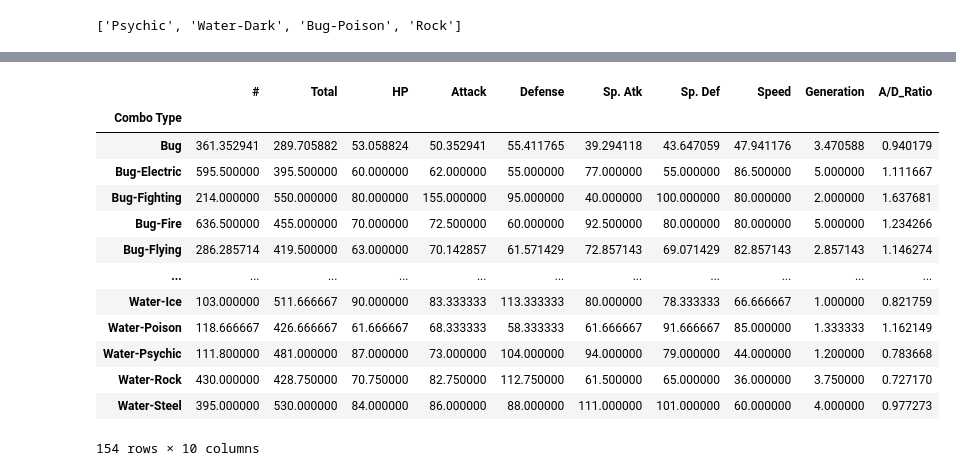
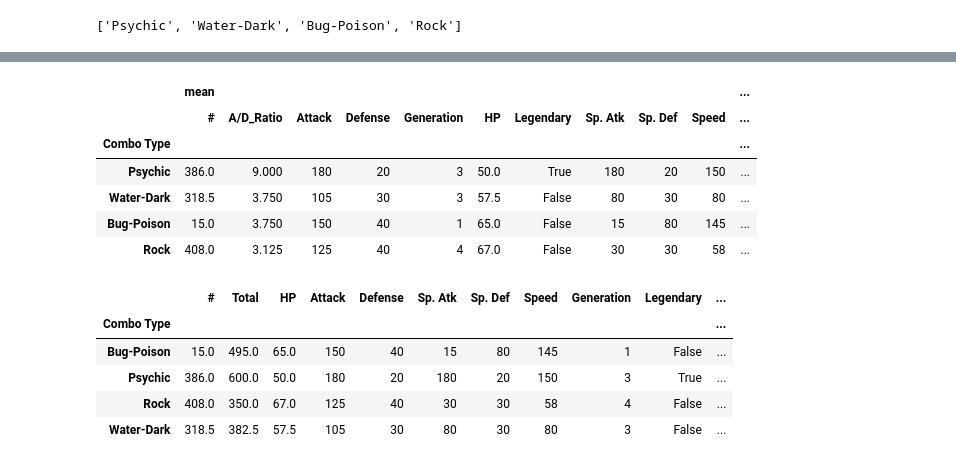
Before and after one commit to joangali1997/lab-dataframe-calculations, a Jupyter notebook: your-code/challenge-1_Solution.ipynb, the cells around one changed output, grey strips where cells are left out. Saved outputs shown, nothing was run; the diff lists cells and outputs as text; code cells hidden in the pictures.

```diff
--- a/your-code/challenge-1_Solution.ipynb
+++ b/your-code/challenge-1_Solution.ipynb
@@ -76,8 +76,13 @@ print(list3)
 If you have checked out the pokemon names carefully enough, you should have found there are junk texts in the pokemon names which contain "Mega". We want to clean up the pokemon names. For instance, "VenusaurMega Venusaur" should be "Mega Venusaur", and "CharizardMega Charizard X" should be "Mega Charizard X".
 # %%
 # your code here
-#pokemon['VenusaurMega Venusaur']= pokemon['VenusaurMega Venusaur'].str.replace(".*(?=Mega)", "")
+pokemon['Name']= pokemon['Name'].str.replace(".*(?=Mega)", "")
 
+# Using function:
+# def clean_name(name):
+ #   if 'Mega' in name:
+  #      name= name[name.find('Mega'):]
+   # return name
 
 # test transformed data
 pokemon.head(10)
@@ -200,3 +189,7 @@ pokemon_top5.head()
 | 19 | 15 | BeedrillMega Beedrill | Bug | Poison | 495 | 65 | 150 | 40 | 15 | 80 | 145 | ... |
 | 453 | 408 | Cranidos | Rock | NaN | 350 | 67 | 125 | 40 | 30 | 30 | 58 | ... |
 | 348 | 319 | Sharpedo | Water | Dark | 460 | 70 | 120 | 40 | 95 | 40 | 95 | ... |
+# %%
+# Alternative
+pokemon_top5 = pokemon.nlargest(5,'A/D_Ratio')
+pokemon_top5.head()
@@ -237,17 +249,21 @@ list(pokemon_top5.columns)
+# %%
+# Or:
+pokemon_top5.pivot_table(index=['Combo Type'], aggfunc = ['mean']).loc[combo_list]
+# %% [output]
+|  | mean |  |  |  |  |  |  |  |  |  | ... |
+|  | # | A/D_Ratio | Attack | Defense | Generation | HP | Legendary | Sp. Atk | Sp. Def | Speed | ... |
+| Combo Type |  |  |  |  |  |  |  |  |  |  | ... |
+| Psychic | 386.0 | 9.000 | 180 | 20 | 3 | 50.0 | True | 180 | 20 | 150 | ... |
+| Water-Dark | 318.5 | 3.750 | 105 | 30 | 3 | 57.5 | False | 80 | 30 | 80 | ... |
+| Bug-Poison | 15.0 | 3.750 | 150 | 40 | 1 | 65.0 | False | 15 | 80 | 145 | ... |
+| Rock | 408.0 | 3.125 | 125 | 40 | 4 | 67.0 | False | 30 | 30 | 58 | ... |
 # %%
-pokemon.groupby(['Combo Type']).agg({'#':'mean','Total':'mean', 'HP':'mean','Attack':'mean','Defense':'mean','Sp. Atk':'mean','Sp. Def':'mean','Speed':'mean','Generation':'mean','A/D_Ratio':'mean'})
+# Or manually:
+pokemon_top5.groupby(['Combo Type']).agg({'#':'mean','Total':'mean', 'HP':'mean','Attack':'mean','Defense':'mean','Sp. Atk':'mean','Sp. Def':'mean','Speed':'mean','Generation':'mean','Legendary':'mean','A/D_Ratio':'mean'})
 # %% [output]
-|  | # | Total | HP | Attack | Defense | Sp. Atk | Sp. Def | Speed | Generation | A/D_Ratio |
-| Combo Type |  |  |  |  |  |  |  |  |  |  |
-| Bug | 361.352941 | 289.705882 | 53.058824 | 50.352941 | 55.411765 | 39.294118 | 43.647059 | 47.941176 | 3.470588 | 0.940179 |
-| Bug-Electric | 595.500000 | 395.500000 | 60.000000 | 62.000000 | 55.000000 | 77.000000 | 55.000000 | 86.500000 | 5.000000 | 1.111667 |
-| Bug-Fighting | 214.000000 | 550.000000 | 80.000000 | 155.000000 | 95.000000 | 40.000000 | 100.000000 | 80.000000 | 2.000000 | 1.637681 |
-| Bug-Fire | 636.500000 | 455.000000 | 70.000000 | 72.500000 | 60.000000 | 92.500000 | 80.000000 | 80.000000 | 5.000000 | 1.234266 |
-| Bug-Flying | 286.285714 | 419.500000 | 63.000000 | 70.142857 | 61.571429 | 72.857143 | 69.071429 | 82.857143 | 2.857143 | 1.146274 |
-| ... | ... | ... | ... | ... | ... | ... | ... | ... | ... | ... |
-| Water-Ice | 103.000000 | 511.666667 | 90.000000 | 83.333333 | 113.333333 | 80.000000 | 78.333333 | 66.666667 | 1.000000 | 0.821759 |
-| Water-Poison | 118.666667 | 426.666667 | 61.666667 | 68.333333 | 58.333333 | 61.666667 | 91.666667 | 85.000000 | 1.333333 | 1.162149 |
-| Water-Psychic | 111.800000 | 481.000000 | 87.000000 | 73.000000 | 104.000000 | 94.000000 | 79.000000 | 44.000000 | 1.200000 | 0.783668 |
-| Water-Rock | 430.000000 | 428.750000 | 70.750000 | 82.750000 | 112.750000 | 61.500000 | 65.000000 | 36.000000 | 3.750000 | 0.727170 |
-| Water-Steel | 395.000000 | 530.000000 | 84.000000 | 86.000000 | 88.000000 | 111.000000 | 101.000000 | 60.000000 | 4.000000 | 0.977273 |
+|  | # | Total | HP | Attack | Defense | Sp. Atk | Sp. Def | Speed | Generation | Legendary | ... |
+| Combo Type |  |  |  |  |  |  |  |  |  |  | ... |
+| Bug-Poison | 15.0 | 495.0 | 65.0 | 150 | 40 | 15 | 80 | 145 | 1 | False | ... |
+| Psychic | 386.0 | 600.0 | 50.0 | 180 | 20 | 180 | 20 | 150 | 3 | True | ... |
+| Rock | 408.0 | 350.0 | 67.0 | 125 | 40 | 30 | 30 | 58 | 4 | False | ... |
+| Water-Dark | 318.5 | 382.5 | 57.5 | 105 | 30 | 80 | 30 | 80 | 3 | False | ... |
-154 rows × 10 columns
```
Also changed, not shown: parts of 6 cells of this notebook, 4 other files.
